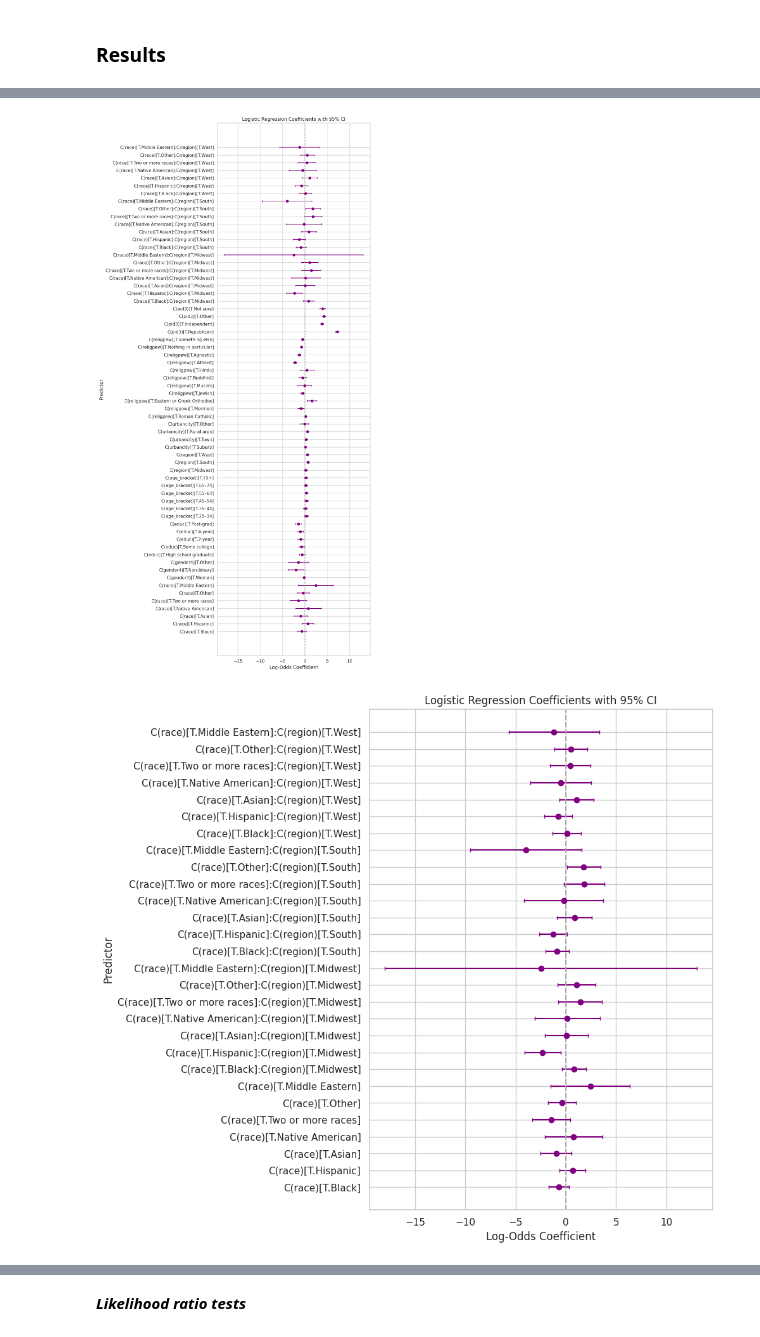
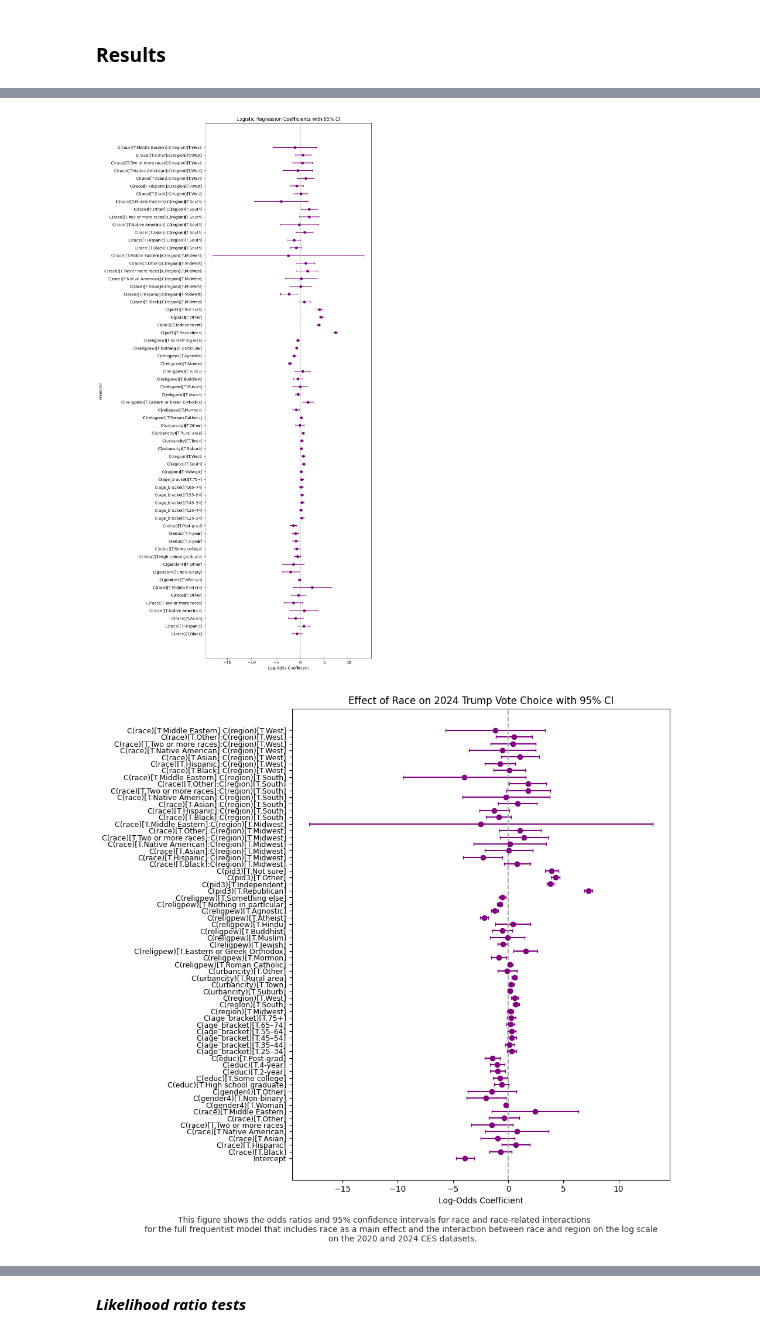
Before and after one commit to taliafabs/STA496, a Jupyter notebook: VoteChoice_RaceDep.ipynb, the cells around one changed output, grey strips where cells are left out. Saved outputs shown, nothing was run; the diff lists cells and outputs as text; code cells hidden in the pictures.

```diff
--- a/VoteChoice_RaceDep.ipynb
+++ b/VoteChoice_RaceDep.ipynb
@@ -230,7 +258,8 @@ $$
 #### 2024
 # %%
 # model 0: include race main and race x region interaction
-ces24_model0 = smf.logit("vote_trump ~ C(race) + C(gender4) + C(educ) + C(age_bracket) + C(region) + C(urbancity) + C(religpew) + C(pid3) + C(race):C(region)",
+ces24_model0 = smf.logit("vote_trump ~ C(race) + C(gender4) + C(educ) + C(age_bracket) + C(region) + C(urbancity) \
+                         + C(religpew) + C(pid3) + C(race):C(region)",
                          data=ces24_subset).fit(maxiter=10000)
 # %% [output]
 Optimization terminated successfully.
@@ -308,7 +337,7 @@ summary_frame = ces24_model0.summary2().tables[1]  # use summary2 for easier acc
 summary_frame = summary_frame.reset_index().rename(columns={'index': 'term'})
 
 # Remove intercept if you don't want it
-summary_frame = summary_frame[summary_frame['term'] != 'Intercept']
+# summary_frame = summary_frame[summary_frame['term'] != 'Intercept']
 
 # Extract variables
 terms = summary_frame['term']
@@ -329,39 +358,48 @@ plt.ylabel('Predictor')
 plt.tight_layout()
 plt.show()
 # %% [output]
-[figure, old version]
+[figure, new version]
 # %%
-# 2024 only race
+# 2024
 
 summary_frame = ces24_model0.summary2().tables[1]  # use summary2 for easier access
 summary_frame = summary_frame.reset_index().rename(columns={'index': 'term'})
 
 # Remove intercept if you don't want it
-summary_frame = summary_frame[summary_frame['term'] != 'Intercept']
-summary_frame = summary_frame[
-    summary_frame['term'].str.startswith('C(race)')
-]
+# summary_frame = summary_frame[summary_frame['term'] != 'Intercept']
+# summary_frame = summary_frame[
+#     summary_frame['term'].str.startswith('C(race)')
+# ]
 
 # Extract variables
 terms = summary_frame['term']
 coefs = summary_frame['Coef.']
 lower = summary_frame['[0.025']
 upper = summary_frame['0.975]']
 
 # Compute error bars
 yerr = [coefs - lower, upper - coefs]
 
 # Plot
 plt.figure(figsize=(10, 9))
+plt.yticks(fontsize=9)
 plt.errorbar(coefs, terms, xerr=yerr, fmt='o', color='purple', ecolor='purple', capsize=2)
 plt.axvline(x=0, color='darkgray', linestyle='--')
-plt.title('Logistic Regression Coefficients with 95% CI')
+plt.title('Effect of Race on 2024 Trump Vote Choice with 95% CI')
 plt.xlabel('Log-Odds Coefficient')
-plt.ylabel('Predictor')
+plt.ylabel('')
+plt.figtext(0.5, -0.05,
+            'This figure shows the odds ratios and 95% confidence intervals for race and race-related interactions \n \
+            for the full frequentist model that includes race as a main effect and the interaction between race and region on the log scale \n \
+            on the 2020 and 2024 CES datasets.',
+            wrap=True,
+            horizontalalignment='center',
+            fontsize=10,
+            color="#333333")
 plt.tight_layout()
 plt.show()
 # %% [output]
-[figure, old version]
+[figure, new version]
 # %%
 print(ces20_model0.summary())
 # %% [output]
```
Also changed, not shown: parts of 36 cells of this notebook.
